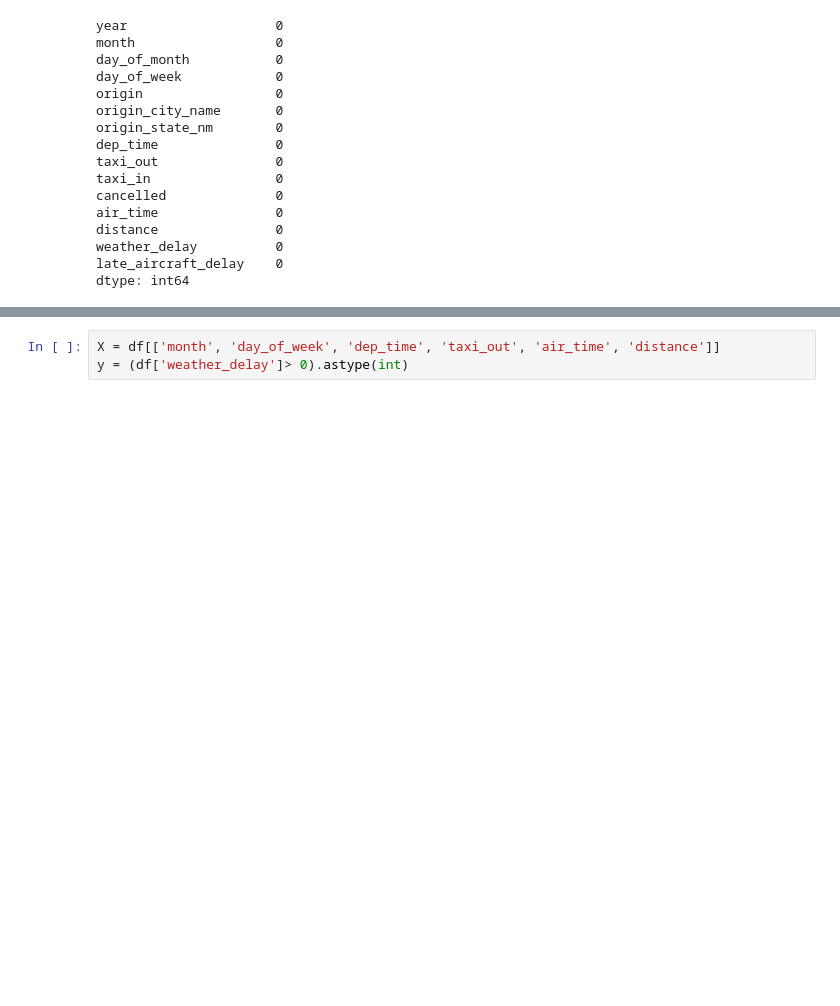
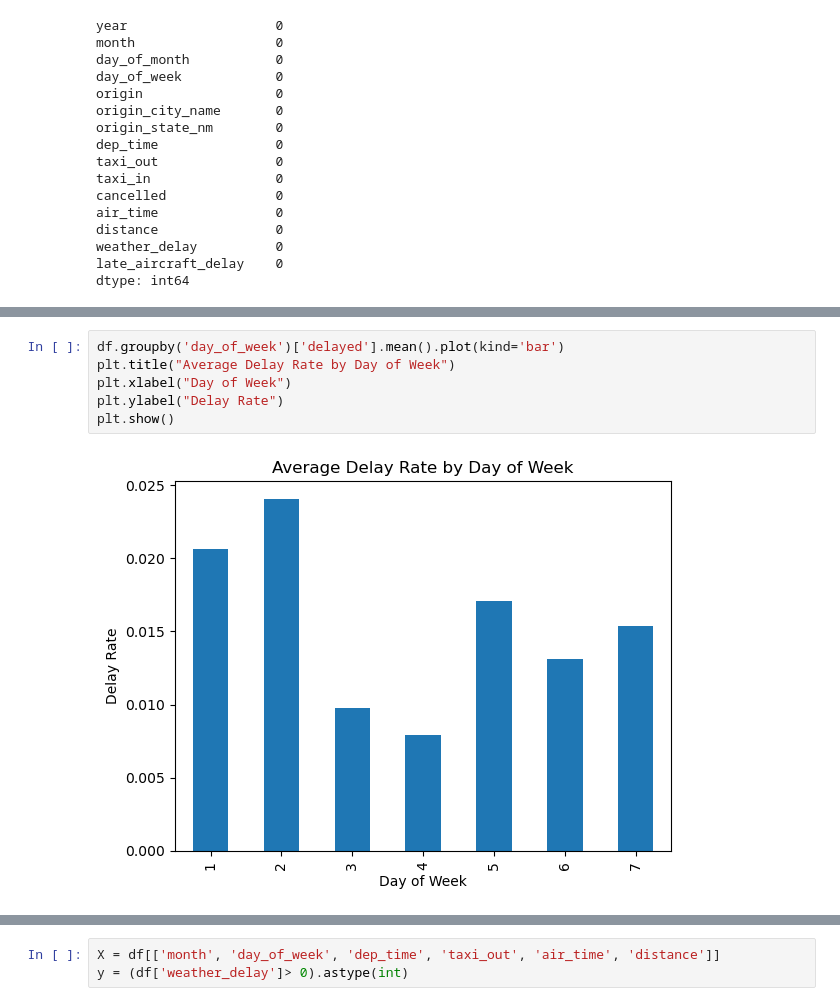
Before and after one commit to Nicholas0614/Flight_Predict, a Jupyter notebook: Untitled.ipynb, the cells around one changed output, grey strips where cells are left out. Cells and saved outputs as stored; diff of their text form; blank space fills up the shorter version.

```diff
--- a/Untitled.ipynb
+++ b/Untitled.ipynb
@@ -66,0 +122,8 @@ dtype: int64
+# %%
+df.groupby('day_of_week')['delayed'].mean().plot(kind='bar')
+plt.title("Average Delay Rate by Day of Week")
+plt.xlabel("Day of Week")
+plt.ylabel("Delay Rate")
+plt.show()
+# %% [output]
+[figure, added]
```
Also changed, not shown: parts of 8 cells of this notebook.
